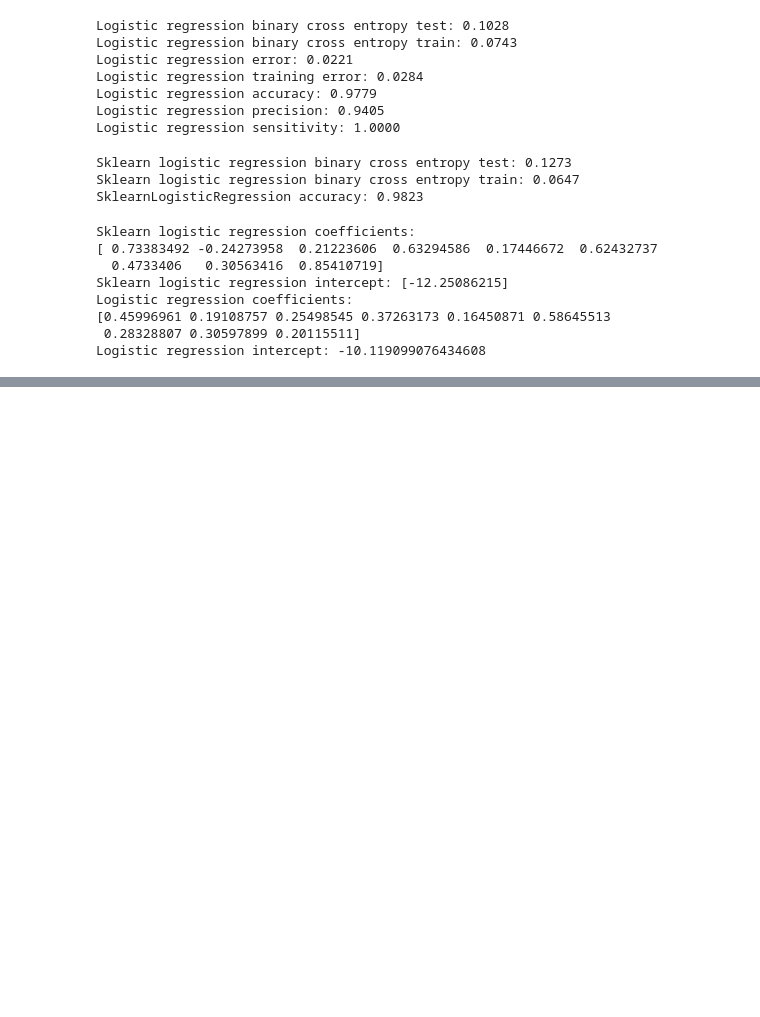
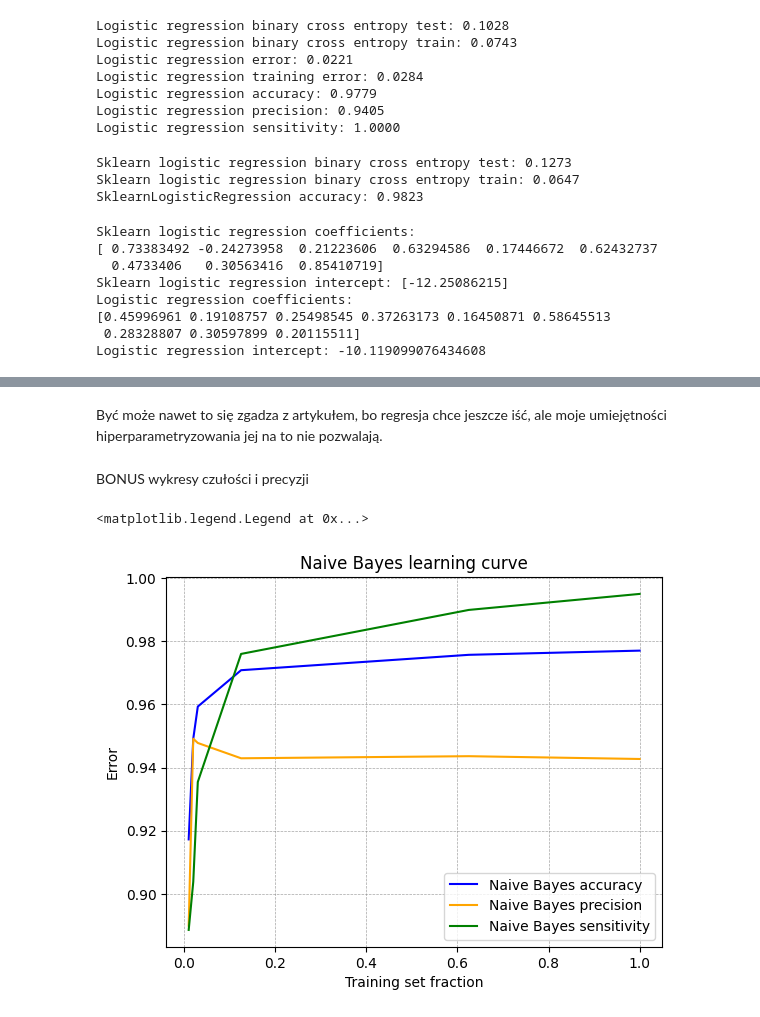
Before and after one commit to cieplypolar/friendly-classification, a Jupyter notebook: playground.ipynb, the cells around one changed output, grey strips where cells are left out. Drawn from its saved outputs; the diff is of its cells as text; code cells hidden in the pictures; blank space fills up the shorter version.

```diff
--- a/playground.ipynb
+++ b/playground.ipynb
@@ -423,0 +596,29 @@ Notatki:
+# %% [markdown]
+Być może nawet to się zgadza z artykułem, bo regresja chce jeszcze iść, ale moje umiejętności hiperparametryzowania jej na to nie pozwalają.
+# %% [markdown]
+BONUS wykresy czułości i precyzji
+# %%
+from classification import NaiveBayes
+from measures import learning_curve_acc_prec_sens
+
+training_set_fractions = [0.01, 0.02, 0.03, 0.125, 0.625, 1]
+bayes = NaiveBayes(boundary=0.2)
+bayes_learning_curve = learning_curve_acc_prec_sens(bayes, datasets, training_set_fractions)
+
+fig, ax = plt.subplots()
+ax.grid(color='gray', linestyle='--', linewidth=0.5, alpha=0.7)
+sns.lineplot(
+    x = training_set_fractions, y = bayes_learning_curve[0],
+    ax = ax, label='Naive Bayes accuracy', color='blue')
+sns.lineplot(
+    x = training_set_fractions, y = bayes_learning_curve[1],
+    ax = ax, label='Naive Bayes precision', color='orange')
+sns.lineplot(
+    x = training_set_fractions, y = bayes_learning_curve[2],
+    ax = ax, label='Naive Bayes sensitivity', color='green')
+ax.set(xlabel='Training set fraction', ylabel='Error')
+ax.set_title('Naive Bayes learning curve')
+plt.legend()
+# %% [output]
+<matplotlib.legend.Legend at 0x...>
+[figure, added]
```
Also changed, not shown: parts of 35 cells of this notebook, 3 other files.
